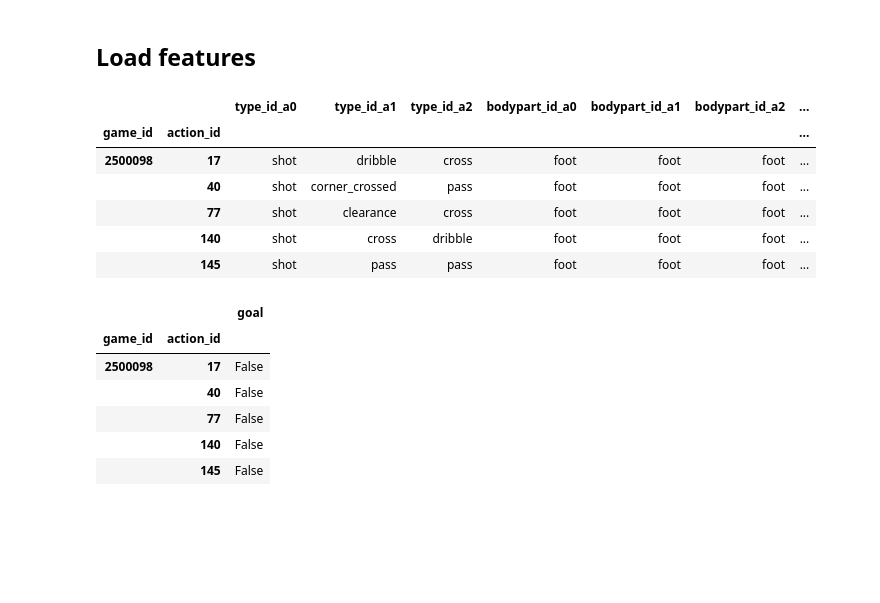
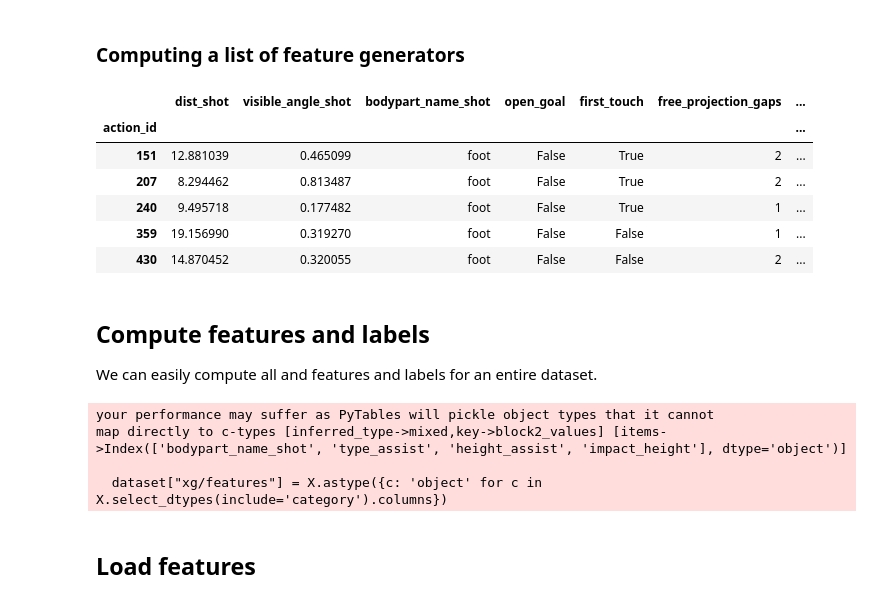
Before and after one commit to ML-KULeuven/soccer_xg, a Jupyter notebook: notebooks/3-computing-and-storing-features.ipynb, the cells around one changed output. Drawn from its saved outputs; the diff is of its cells as text; code cells hidden in the pictures; blank space fills up the shorter version.

```diff
--- a/notebooks/3-computing-and-storing-features.ipynb
+++ b/notebooks/3-computing-and-storing-features.ipynb
@@ -26 +22,5 @@ store_features = f'../data/{provider}/features.h5'
+# %%
+# see 1-load-and-convert-statsbomb-data
+data_fp = Path("../data")
+dataset = HDFDataset(data_fp / "spadl-statsbomb-bigfive-1516.h5", mode='a')
 # %% [markdown]
@@ -43,0 +133,37 @@ FRA 1718
+# %% [markdown]
+### Computing a list of feature generators
+# %%
+feature_generators = [
+    fs.shot_dist,
+    fs.shot_visible_angle,
+    fs.shot_bodypart,
+    fs.statsbomb_open_goal,
+    fs.statsbomb_first_touch,
+    fs.statsbomb_free_projection,
+    fs.statsbomb_goalkeeper_position,
+    fs.statsbomb_defenders_position,
+    fs.statsbomb_assist,
+    fs.statsbomb_counterattack,
+    fs.statsbomb_shot_impact_height
+]
+# %%
+df_features, df_labels = fs.compute_attributes(
+    game=dataset.games().loc[3890561],
+    actions=dataset.actions(game_id=3890561),
+    events=dataset.events(game_id=3890561),
+    xfns=feature_generators,
+    yfns=[fs.goal_from_shot]
+)
+pd.concat([df_features, df_labels], axis=1).head()
+# %% [output]
+|  | dist_shot | visible_angle_shot | bodypart_name_shot | open_goal | first_touch | free_projection_gaps | ... |
+| action_id |  |  |  |  |  |  | ... |
+| 151 | 12.881039 | 0.465099 | foot | False | True | 2 | ... |
+| 207 | 8.294462 | 0.813487 | foot | False | True | 2 | ... |
+| 240 | 9.495718 | 0.177482 | foot | False | True | 1 | ... |
+| 359 | 19.156990 | 0.319270 | foot | False | False | 1 | ... |
+| 430 | 14.870452 | 0.320055 | foot | False | False | 2 | ... |
+# %% [markdown]
+## Compute features and labels
+
+We can easily compute all and features and labels for an entire dataset.
@@ -44,28 +172,11 @@ FRA 1718
+# %%
+# we cannot store a categorical dtype in a HDF file
+dataset["xg/features"] = X.astype({c: 'object' for c in X.select_dtypes(include='category').columns})
+dataset["xg/labels"] = y.astype({c: 'object' for c in y.select_dtypes(include='category').columns})
+# %% [output]
+your performance may suffer as PyTables will pickle object types that it cannot
+map directly to c-types [inferred_type->mixed,key->block2_values] [items->Index(['bodypart_name_shot', 'type_assist', 'height_assist', 'impact_height'], dtype='object')]
+
+  dataset["xg/features"] = X.astype({c: 'object' for c in X.select_dtypes(include='category').columns})
 # %% [markdown]
 ## Load features
-# %%
-features = []
-labels = []
-for (l,s) in itertools.product(leagues, seasons):
-    features.append(pd.read_hdf(store_features, key=f'{l}/{s}/features'))
-    labels.append(pd.read_hdf(store_features, key=f'{l}/{s}/labels'))
-features = pd.concat(features)
-labels = pd.concat(labels)
-
-display(features.head())
-display(labels.to_frame().head())
-# %% [output]
-|  |  | type_id_a0 | type_id_a1 | type_id_a2 | bodypart_id_a0 | bodypart_id_a1 | bodypart_id_a2 | ... |
-| game_id | action_id |  |  |  |  |  |  | ... |
-| 2500098 | 17 | shot | dribble | cross | foot | foot | foot | ... |
-|  | 40 | shot | corner_crossed | pass | foot | foot | foot | ... |
-|  | 77 | shot | clearance | cross | foot | foot | foot | ... |
-|  | 140 | shot | cross | dribble | foot | foot | foot | ... |
-|  | 145 | shot | pass | pass | foot | foot | foot | ... |
-|  |  | goal |
-| game_id | action_id |  |
-| 2500098 | 17 | False |
-|  | 40 | False |
-|  | 77 | False |
-|  | 140 | False |
-|  | 145 | False |
```
Also changed, not shown: parts of 21 cells of this notebook.
